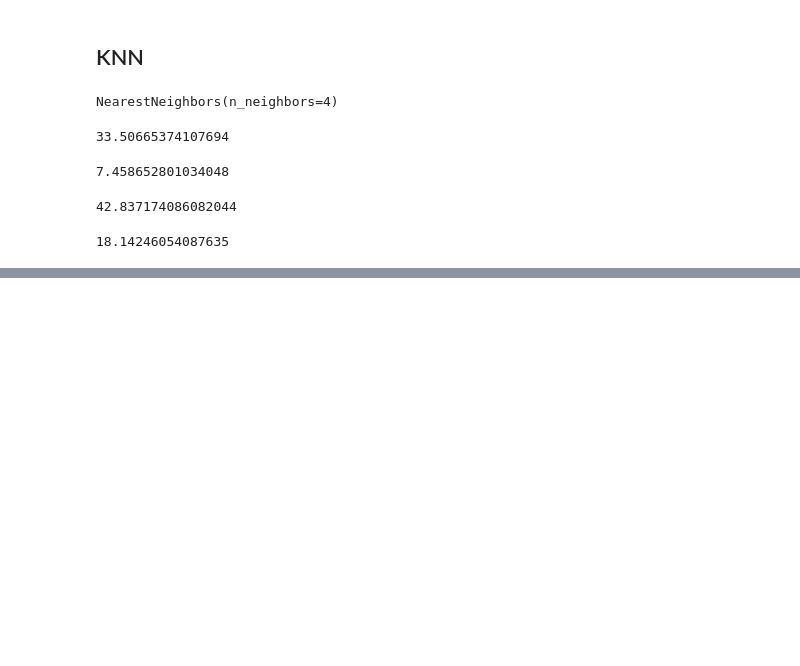
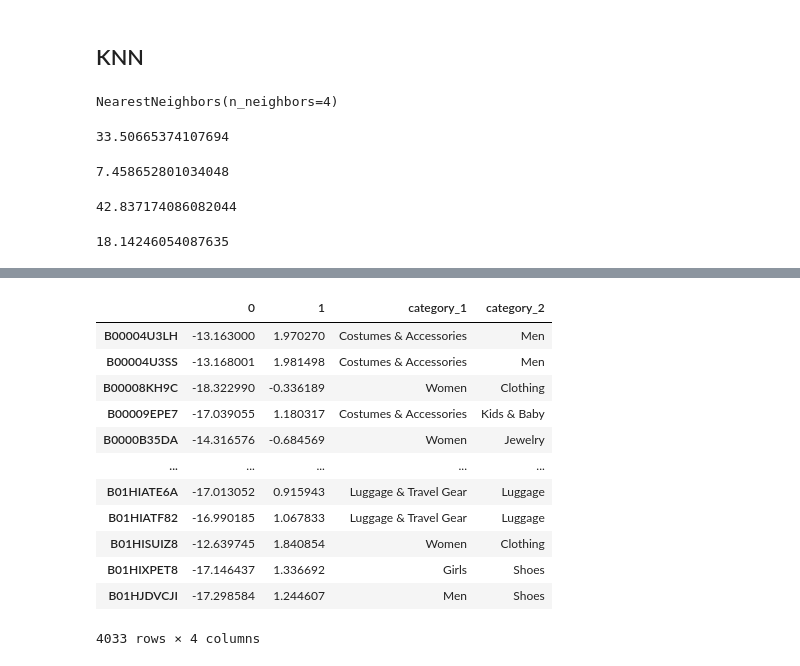
Before and after one commit to Ruruthia/OPUS, a Jupyter notebook: lightfm_evaluation/LightFM_evaluation_1000_slim.ipynb, the cells around one changed output, grey strips where cells are left out. Cells and saved outputs as stored; diff of their text form; code cells hidden in the pictures; blank space fills up the shorter version.

```diff
--- a/lightfm_evaluation/LightFM_evaluation_1000_slim.ipynb
+++ b/lightfm_evaluation/LightFM_evaluation_1000_slim.ipynb
@@ -291,0 +313,16 @@ women_nearest / len(men_embeddings) * 100
+# %%
+tsne[(tsne["0"] < -12) & (tsne["0"] > -20) & (tsne["1"] > -1) & (tsne["1"] < 3)].drop_duplicates()
+# %% [output]
+|  | 0 | 1 | category_1 | category_2 |
+| B00004U3LH | -13.163000 | 1.970270 | Costumes & Accessories | Men |
+| B00004U3SS | -13.168001 | 1.981498 | Costumes & Accessories | Men |
+| B00008KH9C | -18.322990 | -0.336189 | Women | Clothing |
+| B00009EPE7 | -17.039055 | 1.180317 | Costumes & Accessories | Kids & Baby |
+| B0000B35DA | -14.316576 | -0.684569 | Women | Jewelry |
+| ... | ... | ... | ... | ... |
+| B01HIATE6A | -17.013052 | 0.915943 | Luggage & Travel Gear | Luggage |
+| B01HIATF82 | -16.990185 | 1.067833 | Luggage & Travel Gear | Luggage |
+| B01HISUIZ8 | -12.639745 | 1.840854 | Women | Clothing |
+| B01HIXPET8 | -17.146437 | 1.336692 | Girls | Shoes |
+| B01HJDVCJI | -17.298584 | 1.244607 | Men | Shoes |
+4033 rows × 4 columns
```
Also changed, not shown: parts of 10 cells of this notebook, 3 other files.
